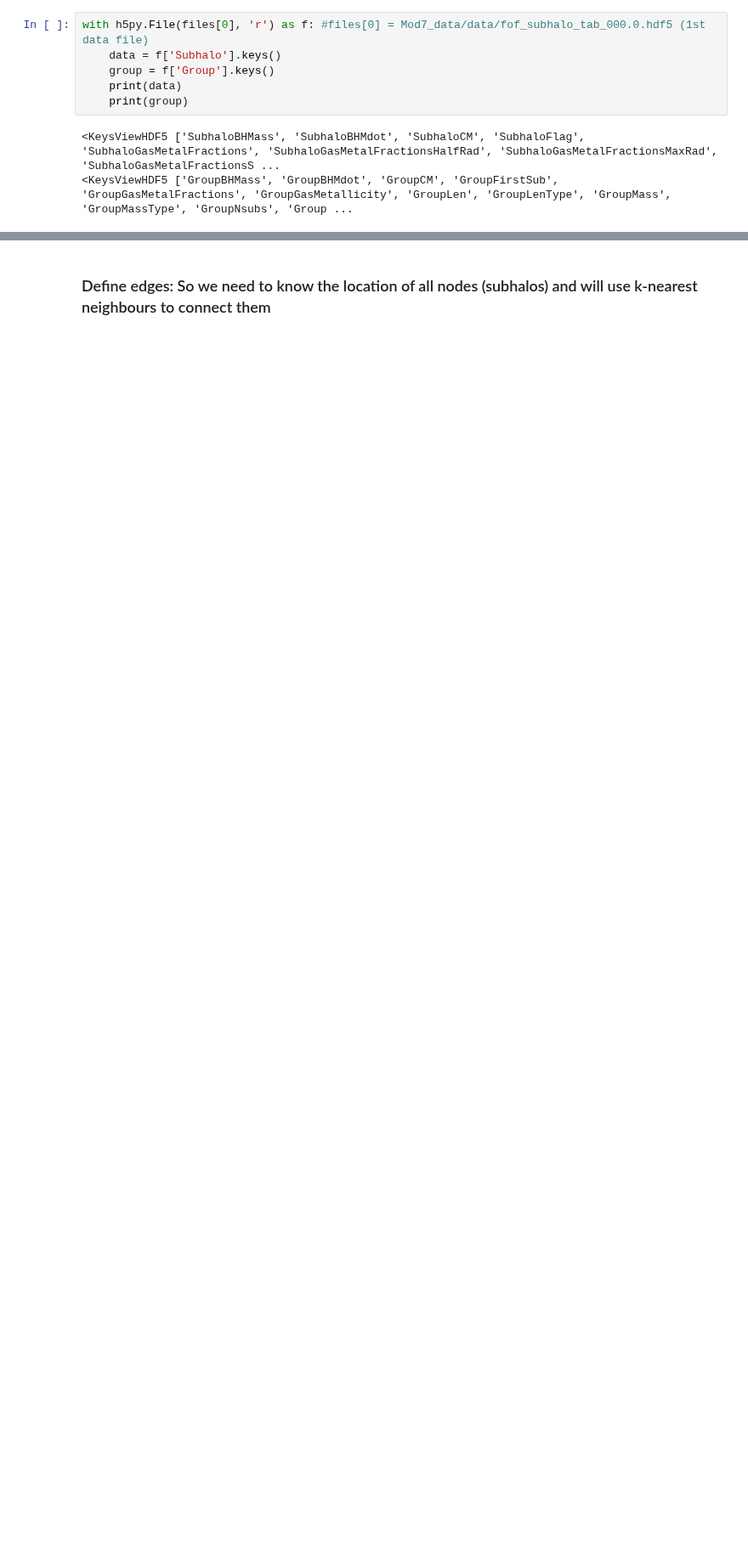
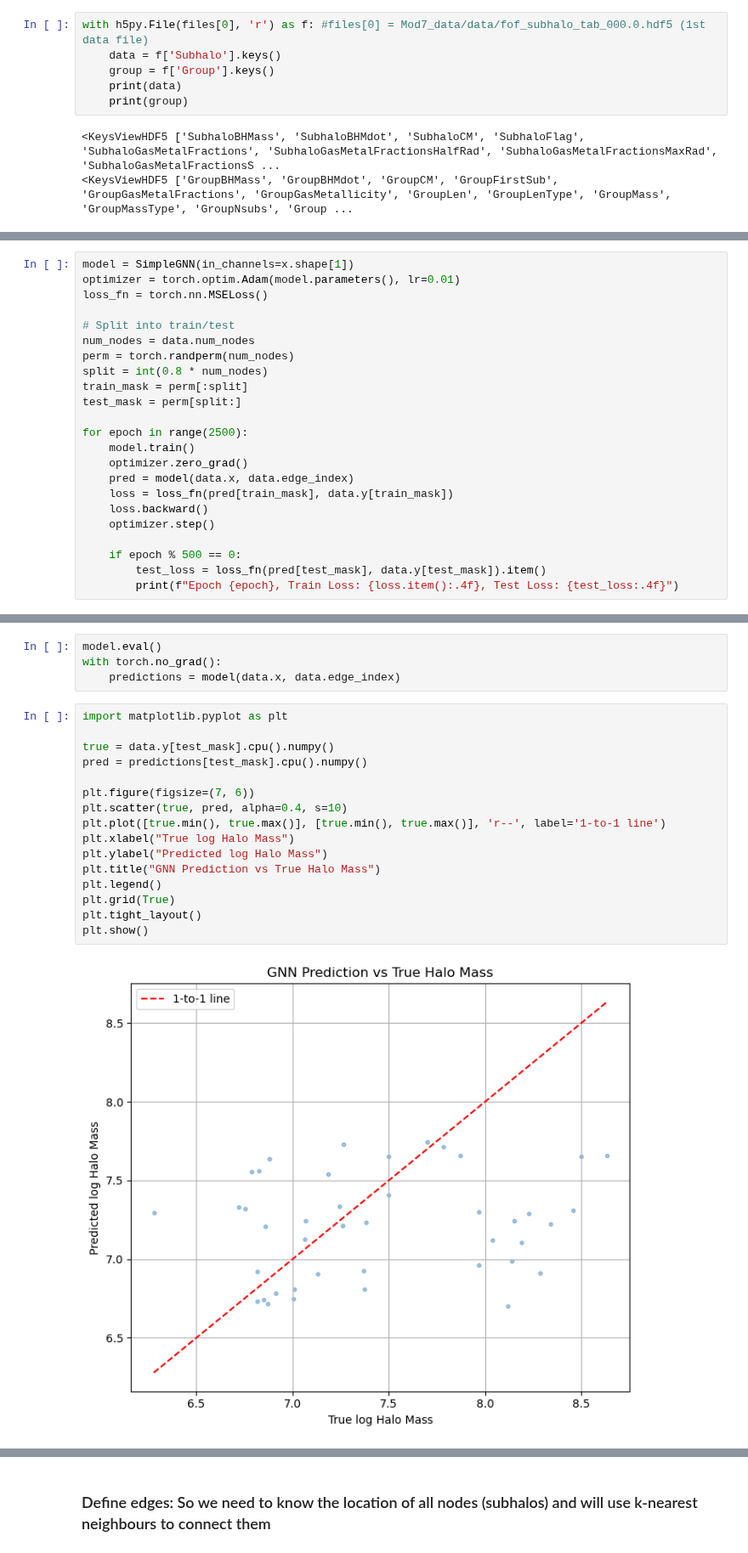
Before and after one commit to labani-01/PHY657, a Jupyter notebook: Module_7/Module_7.ipynb, the cells around one changed output, grey strips where cells are left out. Shown at 85% size. Cells and saved outputs as stored; diff of their text form; blank space fills up the shorter version.

Commit message:
predicting halo mass and calculated MSE and R2

```diff
--- a/Module_7/Module_7.ipynb
+++ b/Module_7/Module_7.ipynb
@@ -98,0 +243,23 @@ Features = np.stack([SubhaloBHMass, SubhaloMass], axis=1)
+# %%
+model = SimpleGNN(in_channels=x.shape[1])
+optimizer = torch.optim.Adam(model.parameters(), lr=0.01)
+loss_fn = torch.nn.MSELoss()
+
+# Split into train/test
+num_nodes = data.num_nodes
+perm = torch.randperm(num_nodes)
+split = int(0.8 * num_nodes)
+train_mask = perm[:split]
+test_mask = perm[split:]
+
+for epoch in range(2500):
+    model.train()
+    optimizer.zero_grad()
+    pred = model(data.x, data.edge_index)
+    loss = loss_fn(pred[train_mask], data.y[train_mask])
+    loss.backward()
+    optimizer.step()
+
+    if epoch % 500 == 0:
+        test_loss = loss_fn(pred[test_mask], data.y[test_mask]).item()
+        print(f"Epoch {epoch}, Train Loss: {loss.item():.4f}, Test Loss: {test_loss:.4f}")
@@ -98,0 +272,22 @@ Features = np.stack([SubhaloBHMass, SubhaloMass], axis=1)
+# %%
+model.eval()
+with torch.no_grad():
+    predictions = model(data.x, data.edge_index)
+# %%
+import matplotlib.pyplot as plt
+
+true = data.y[test_mask].cpu().numpy()
+pred = predictions[test_mask].cpu().numpy()
+
+plt.figure(figsize=(7, 6))
+plt.scatter(true, pred, alpha=0.4, s=10)
+plt.plot([true.min(), true.max()], [true.min(), true.max()], 'r--', label='1-to-1 line')
+plt.xlabel("True log Halo Mass")
+plt.ylabel("Predicted log Halo Mass")
+plt.title("GNN Prediction vs True Halo Mass")
+plt.legend()
+plt.grid(True)
+plt.tight_layout()
+plt.show()
+# %% [output]
+[figure, added]
```
Also changed, not shown: parts of 37 cells of this notebook.
